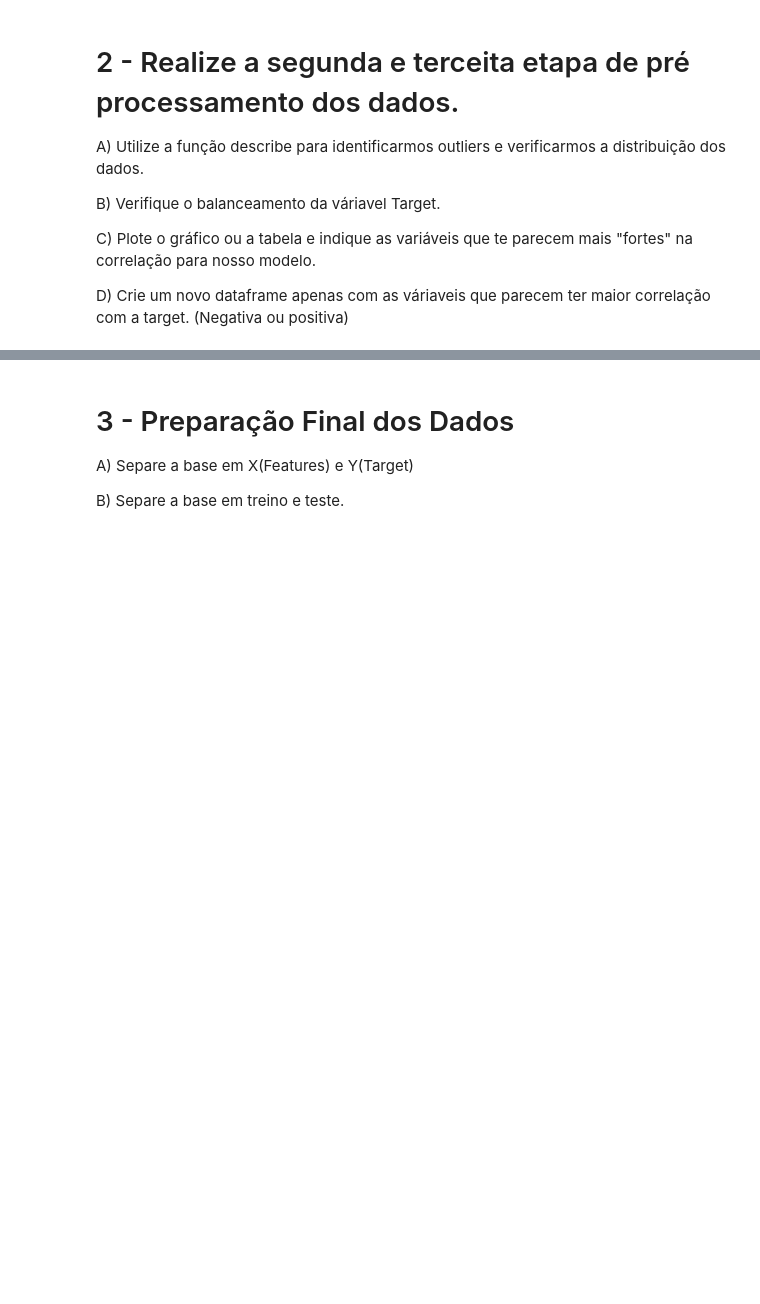
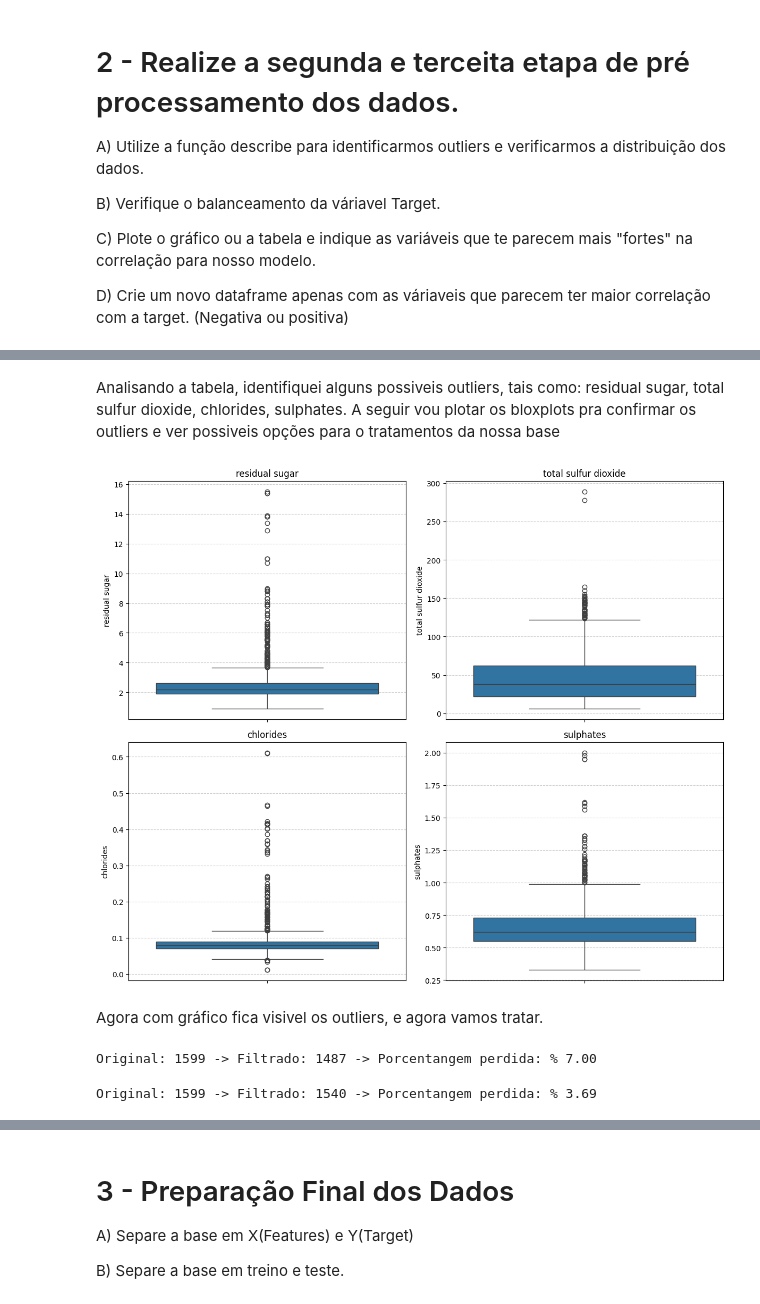
Before and after one commit to hGALANTp/Ebac_newb, a Jupyter notebook: Cientista de Dados Pratique M32.ipynb, the cells around one changed output, grey strips where cells are left out. Saved outputs shown, nothing was run; the diff lists cells and outputs as text; code cells hidden in the pictures; blank space fills up the shorter version.

```diff
--- a/Cientista de Dados Pratique M32.ipynb
+++ b/Cientista de Dados Pratique M32.ipynb
@@ -84,0 +122,60 @@ D) Crie um novo dataframe apenas com as váriaveis que parecem ter maior correla
+# %% [markdown]
+Analisando a tabela, identifiquei alguns possiveis outliers, tais como: residual sugar, total sulfur dioxide, chlorides, sulphates. A seguir vou plotar os bloxplots pra confirmar os outliers e ver possiveis opções para o tratamentos da nossa base
+# %%
+colunas = ['residual sugar', 'total sulfur dioxide', 'chlorides', 'sulphates']
+
+plt.figure(figsize=(12,10))
+for i, col in enumerate(colunas, 1):
+    plt.subplot(2,2,i)
+    sns.boxplot(y=df[col].dropna())
+    plt.title(col)
+    plt.grid(True, axis='y', linestyle='--', alpha=0.6)
+
+plt.tight_layout()
+plt.show()
+# %% [output]
+[figure, added]
+# %% [markdown]
+Agora com gráfico fica visivel os outliers, e agora vamos tratar.
+# %%
+
+Q1 = df['chlorides'].quantile(0.25)
+Q3 = df['chlorides'].quantile(0.75)
+
+IQR = Q3-Q1
+
+lim_inferior = Q1 - 1.5 * IQR
+lim_superior = Q3 + 1.5 * IQR
+
+df_chlorides = df.loc[
+    (df['chlorides'] >= lim_inferior) &
+    (df['chlorides'] <= lim_superior)
+].copy()
+dados_originais = df.shape[0]
+zc = ((df.shape[0] - df_chlorides.shape[0]) / df.shape[0])
+z2 = zc*100
+
+print("Original:", df.shape[0], "-> Filtrado:", df_chlorides.shape[0], "-> Porcentangem perdida: % {:.2f}".format(z2))
+# %% [output]
+Original: 1599 -> Filtrado: 1487 -> Porcentangem perdida: % 7.00
+# %%
+
+Q1 = df['sulphates'].quantile(0.25)
+Q3 = df['sulphates'].quantile(0.75)
+
+IQR = Q3-Q1
+
+lim_inferior = Q1 - 1.5 * IQR
+lim_superior = Q3 + 1.5 * IQR
+
+df_sulphates = df.loc[
+    (df['sulphates'] >= lim_inferior) &
+    (df['sulphates'] <= lim_superior)
+].copy()
+
+zs = ((df.shape[0] - df_sulphates.shape[0]) / df.shape[0])
+z2 = zs*100
+
+print("Original:", df.shape[0], "-> Filtrado:", df_sulphates.shape[0], "-> Porcentangem perdida: % {:.2f}".format(z2))
+# %% [output]
+Original: 1599 -> Filtrado: 1540 -> Porcentangem perdida: % 3.69
```
Also changed, not shown: parts of 30 cells of this notebook.
